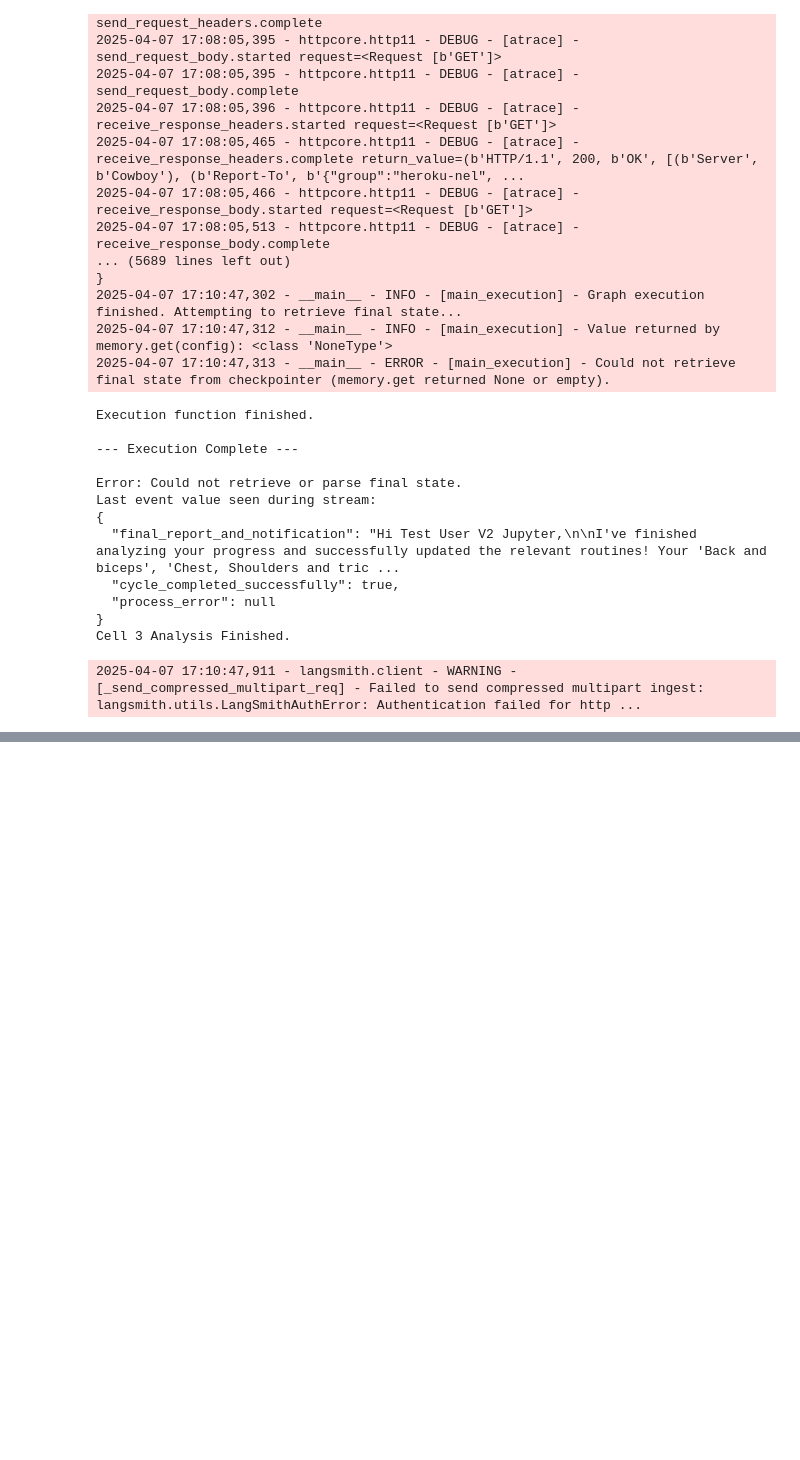
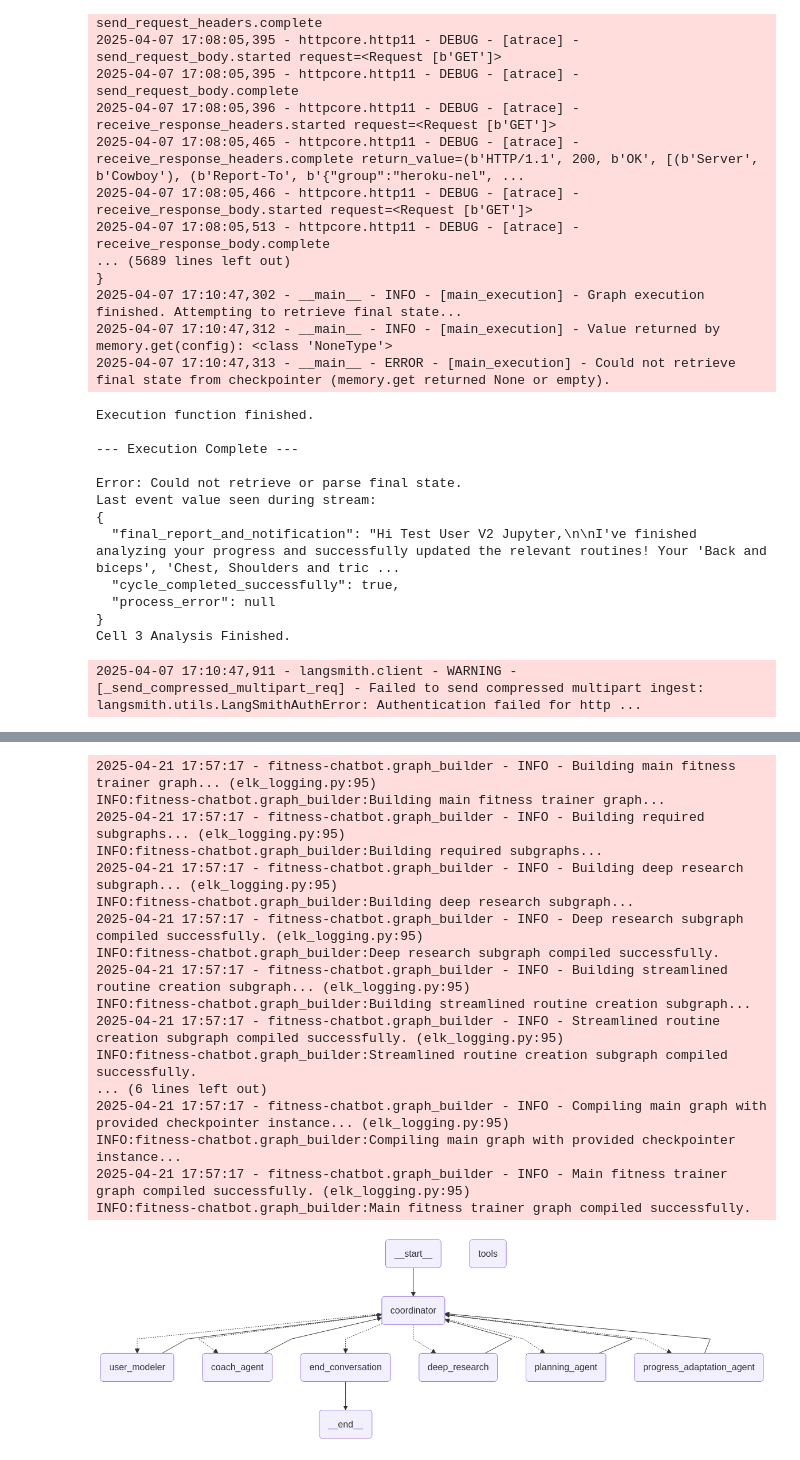
Before and after one commit to Pranavbp525/PersonalTrainerAI, a Jupyter notebook: src/chatbot/experiments.ipynb, the cells around one changed output, grey strips where cells are left out. Saved outputs shown, nothing was run; the diff lists cells and outputs as text; code cells hidden in the pictures; blank space fills up the shorter version.

```diff
--- a/src/chatbot/experiments.ipynb
+++ b/src/chatbot/experiments.ipynb
@@ -4834,0 +4866,35 @@ Cell 3 Analysis Finished.
+# %%
+from langgraph.checkpoint.memory import MemorySaver
+from agent.graph import build_fitness_trainer_graph
+from IPython.display import Image, display
+import traceback
+from typing_extensions import TypedDict
+
+memory_checkpointer = MemorySaver()
+
+fitness_trainer_graph = build_fitness_trainer_graph(memory_checkpointer)
+
+
+try:
+    display(Image(fitness_trainer_graph.get_graph().draw_mermaid_png()))
+except Exception:
+    print("Mermaid graph failed to render (you may be missing browser rendering dependencies).")
+# %% [output]
+2025-04-21 17:57:17 - fitness-chatbot.graph_builder - INFO - Building main fitness trainer graph... (elk_logging.py:95)
+INFO:fitness-chatbot.graph_builder:Building main fitness trainer graph...
+2025-04-21 17:57:17 - fitness-chatbot.graph_builder - INFO - Building required subgraphs... (elk_logging.py:95)
+INFO:fitness-chatbot.graph_builder:Building required subgraphs...
+2025-04-21 17:57:17 - fitness-chatbot.graph_builder - INFO - Building deep research subgraph... (elk_logging.py:95)
+INFO:fitness-chatbot.graph_builder:Building deep research subgraph...
+2025-04-21 17:57:17 - fitness-chatbot.graph_builder - INFO - Deep research subgraph compiled successfully. (elk_logging.py:95)
+INFO:fitness-chatbot.graph_builder:Deep research subgraph compiled successfully.
+2025-04-21 17:57:17 - fitness-chatbot.graph_builder - INFO - Building streamlined routine creation subgraph... (elk_logging.py:95)
+INFO:fitness-chatbot.graph_builder:Building streamlined routine creation subgraph...
+2025-04-21 17:57:17 - fitness-chatbot.graph_builder - INFO - Streamlined routine creation subgraph compiled successfully. (elk_logging.py:95)
+INFO:fitness-chatbot.graph_builder:Streamlined routine creation subgraph compiled successfully.
+... (6 lines left out)
+2025-04-21 17:57:17 - fitness-chatbot.graph_builder - INFO - Compiling main graph with provided checkpointer instance... (elk_logging.py:95)
+INFO:fitness-chatbot.graph_builder:Compiling main graph with provided checkpointer instance...
+2025-04-21 17:57:17 - fitness-chatbot.graph_builder - INFO - Main fitness trainer graph compiled successfully. (elk_logging.py:95)
+INFO:fitness-chatbot.graph_builder:Main fitness trainer graph compiled successfully.
+[figure, added]
```
Also changed, not shown: parts of 6 cells of this notebook, 13 other files.
